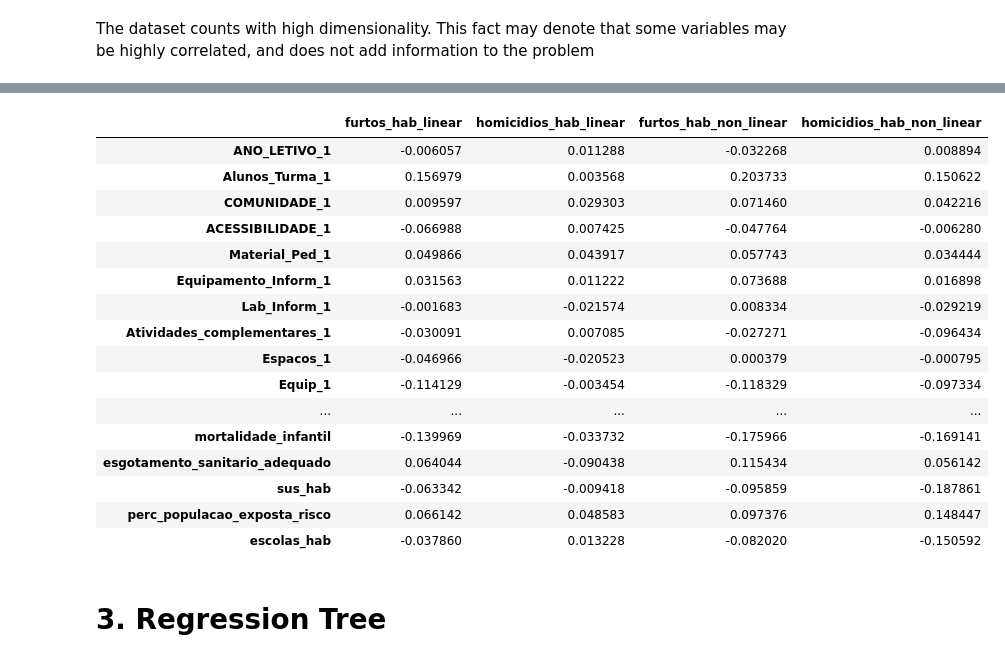
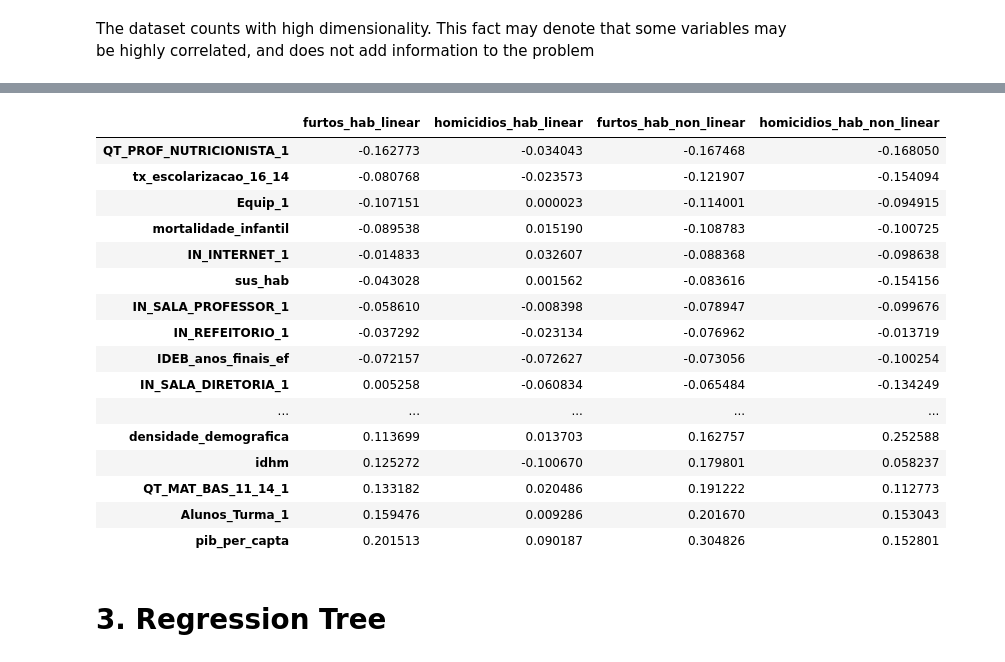
Before and after one commit to CaioFerreiraB/sp_crime_and_education, a Jupyter notebook: Exploratory_analysis.ipynb, the cells around one changed output, grey strips where cells are left out. Saved outputs shown, nothing was run; the diff lists cells and outputs as text; code cells hidden in the pictures.

```diff
--- a/Exploratory_analysis.ipynb
+++ b/Exploratory_analysis.ipynb
@@ -53,0 +67,29 @@ sns.pairplot(df[['furtos_hab', 'homicidios_hab', 'idhm', 'escolas_hab', 'salario
+# %%
+Q1 = df.quantile(0.25)
+Q3 = df.quantile(0.75)
+IQR = Q3 - Q1
+LF = Q1 - 1.5*IQR
+UF = Q3 + 1.5*IQR
+
+cols_norm = ['Atividades_complementares_1', 'IN_QUADRA_ESPORTES_1', 'Equipamento_Inform_1', 'Material_Ped_1', 'Alunos_Turma_1', 'ANO_LETIVO_1', 'Espacos_1', 'Equip_1', 'QT_MAT_BAS_6_10_1',
+            'QT_TUR_BAS_1', 'idhm', 'IDEB_anos_finais_ef', 'IDEB_anos_iniciais_ef', ]
+cols_iqr = [el for el in cols if el not in cols_norm]
+
+df_qt_outliers = ((df < LF) | (df > UF)).sum()
+
+df[cols_iqr] = df[cols_iqr][(df[cols_iqr] < LF) | (df[cols_iqr] < UF)]
+
+ub = df[cols_norm].mean() + 3 * df[cols_norm].std()
+lb = df[cols_norm].mean() - 3 * df[cols_norm].std()
+
+df[cols_norm] = df[cols_norm][(df[cols_norm] < lb) | (df[cols_norm] < ub)]
+
+cols_drop = ['QT_EQUIP_LOUSA_DIGITAL_1', 'perc_populacao_exposta_risco']
+
+df.drop(cols_drop, axis=1, inplace=True)
+df.fillna(df.mean(), inplace=True)
+
+# df_hist = df[cols_norm].hist()
+
+# df[cols] = df[cols][(df > LF) & (df < UF)]
+# df[(df < LF) | (df < UF)]
@@ -54,34 +105,34 @@ sns.pairplot(df[['furtos_hab', 'homicidios_hab', 'idhm', 'escolas_hab', 'salario
 # %%
 
 cols = df.columns.to_list()
 
-corr_pearson = df[cols_numeric].corr()
-corr_spearman = df[cols_numeric].corr(method='spearman')
+corr_pearson = df[cols].corr()
+corr_spearman = df[cols].corr(method='spearman')
 
-corr_nl = corr_spearman[['furtos_hab', 'homicidios_hab']].drop(['Furto', 'Homicidios', 'nEscolas', 'furtos_hab', 'homicidios_hab'])
-corr_l = corr_pearson[['furtos_hab', 'homicidios_hab']].drop(['Furto', 'Homicidios', 'nEscolas', 'furtos_hab', 'homicidios_hab'])
+corr_nl = corr_spearman[['furtos_hab', 'homicidios_hab']].drop(['Furto', 'Homicidios', 'nEscolas', 'furtos_hab', 'homicidios_hab', 'populacao_estimada'])
+corr_l = corr_pearson[['furtos_hab', 'homicidios_hab']].drop(['Furto', 'Homicidios', 'nEscolas', 'furtos_hab', 'homicidios_hab', 'populacao_estimada'])
 
 corr_final = pd.merge(corr_l, corr_nl, left_index=True, right_index=True, suffixes=['_linear', '_non_linear'])
 
-corr_final
+corr_final.sort_values(by='furtos_hab_non_linear')
 # %% [output]
 |  | furtos_hab_linear | homicidios_hab_linear | furtos_hab_non_linear | homicidios_hab_non_linear |
-| ANO_LETIVO_1 | -0.006057 | 0.011288 | -0.032268 | 0.008894 |
-| Alunos_Turma_1 | 0.156979 | 0.003568 | 0.203733 | 0.150622 |
-| COMUNIDADE_1 | 0.009597 | 0.029303 | 0.071460 | 0.042216 |
-| ACESSIBILIDADE_1 | -0.066988 | 0.007425 | -0.047764 | -0.006280 |
-| Material_Ped_1 | 0.049866 | 0.043917 | 0.057743 | 0.034444 |
-| Equipamento_Inform_1 | 0.031563 | 0.011222 | 0.073688 | 0.016898 |
-| Lab_Inform_1 | -0.001683 | -0.021574 | 0.008334 | -0.029219 |
-| Atividades_complementares_1 | -0.030091 | 0.007085 | -0.027271 | -0.096434 |
-| Espacos_1 | -0.046966 | -0.020523 | 0.000379 | -0.000795 |
-| Equip_1 | -0.114129 | -0.003454 | -0.118329 | -0.097334 |
+| QT_PROF_NUTRICIONISTA_1 | -0.162773 | -0.034043 | -0.167468 | -0.168050 |
+| tx_escolarizacao_16_14 | -0.080768 | -0.023573 | -0.121907 | -0.154094 |
+| Equip_1 | -0.107151 | 0.000023 | -0.114001 | -0.094915 |
+| mortalidade_infantil | -0.089538 | 0.015190 | -0.108783 | -0.100725 |
+| IN_INTERNET_1 | -0.014833 | 0.032607 | -0.088368 | -0.098638 |
+| sus_hab | -0.043028 | 0.001562 | -0.083616 | -0.154156 |
+| IN_SALA_PROFESSOR_1 | -0.058610 | -0.008398 | -0.078947 | -0.099676 |
+| IN_REFEITORIO_1 | -0.037292 | -0.023134 | -0.076962 | -0.013719 |
+| IDEB_anos_finais_ef | -0.072157 | -0.072627 | -0.073056 | -0.100254 |
+| IN_SALA_DIRETORIA_1 | 0.005258 | -0.060834 | -0.065484 | -0.134249 |
 | ... | ... | ... | ... | ... |
-| mortalidade_infantil | -0.139969 | -0.033732 | -0.175966 | -0.169141 |
-| esgotamento_sanitario_adequado | 0.064044 | -0.090438 | 0.115434 | 0.056142 |
-| sus_hab | -0.063342 | -0.009418 | -0.095859 | -0.187861 |
-| perc_populacao_exposta_risco | 0.066142 | 0.048583 | 0.097376 | 0.148447 |
-| escolas_hab | -0.037860 | 0.013228 | -0.082020 | -0.150592 |
+| densidade_demografica | 0.113699 | 0.013703 | 0.162757 | 0.252588 |
+| idhm | 0.125272 | -0.100670 | 0.179801 | 0.058237 |
+| QT_MAT_BAS_11_14_1 | 0.133182 | 0.020486 | 0.191222 | 0.112773 |
+| Alunos_Turma_1 | 0.159476 | 0.009286 | 0.201670 | 0.153043 |
+| pib_per_capta | 0.201513 | 0.090187 | 0.304826 | 0.152801 |
 # %% [markdown]
 # 3. Regression Tree
 # %%
```
Also changed, not shown: parts of 9 cells of this notebook.
